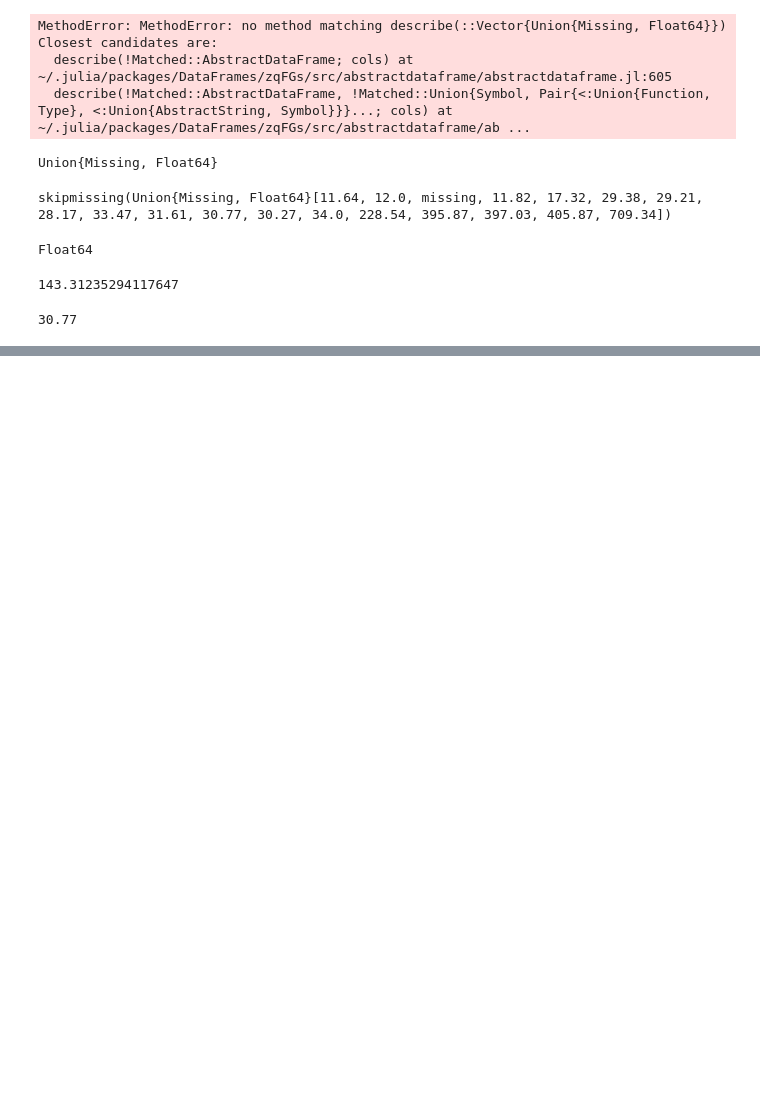
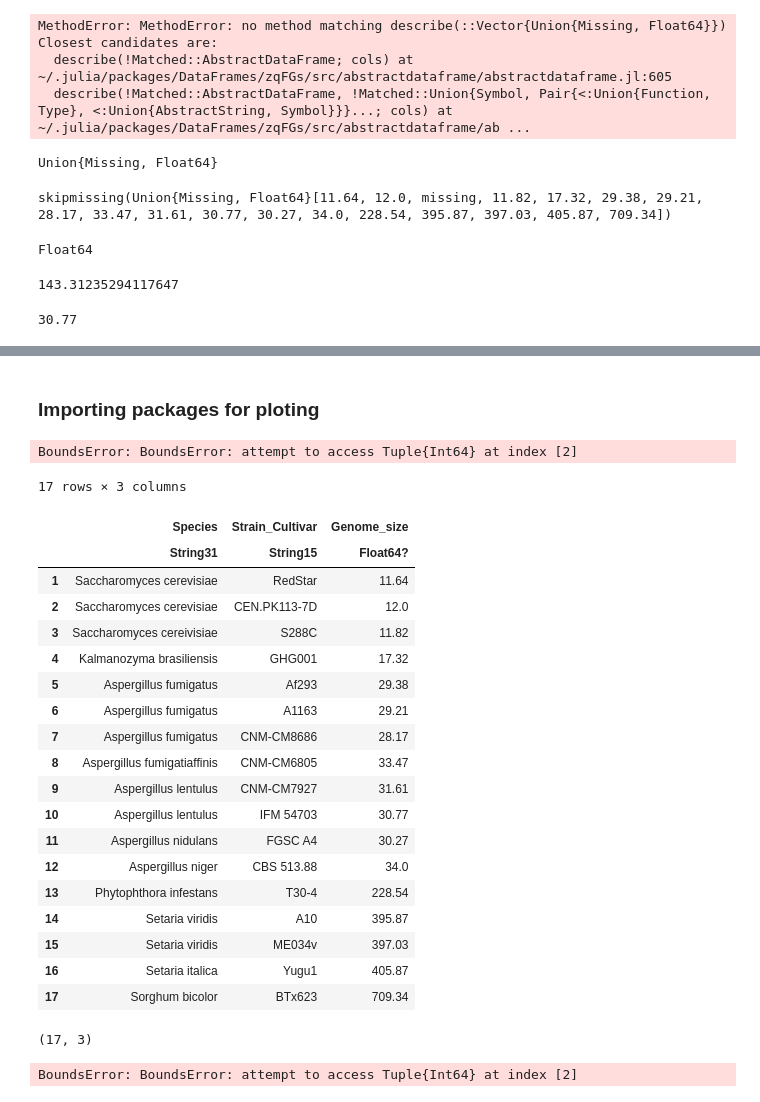
Before and after one commit to SantosRAC/julia-code-clubs, a Jupyter notebook: DataAnalysis/plottingGenomeInformation.ipynb, the cells around one changed output, grey strips where cells are left out. Saved outputs shown, nothing was run; the diff lists cells and outputs as text; code cells hidden in the pictures; blank space fills up the shorter version.

```diff
--- a/DataAnalysis/plottingGenomeInformation.ipynb
+++ b/DataAnalysis/plottingGenomeInformation.ipynb
@@ -188,0 +210,2 @@ median(skipmissing(genome_info.Genome_size))
+# %% [markdown]
+### Importing packages for ploting
@@ -188,0 +215,35 @@ median(skipmissing(genome_info.Genome_size))
+# %%
+groupedbar(genome_info.Genome_size, bar_position = :dodge, bar_width=0.7, xticks=genome_info.Species)
+# %% [output]
+BoundsError: BoundsError: attempt to access Tuple{Int64} at index [2]
+# %%
+genome_info_no_missing = genome_info[Not(3),:]
+# %% [output]
+17 rows × 3 columns
+|  | Species | Strain_Cultivar | Genome_size |
+|  | String31 | String15 | Float64? |
+| 1 | Saccharomyces cerevisiae | RedStar | 11.64 |
+| 2 | Saccharomyces cerevisiae | CEN.PK113-7D | 12.0 |
+| 3 | Saccharomyces cereivisiae | S288C | 11.82 |
+| 4 | Kalmanozyma brasiliensis | GHG001 | 17.32 |
+| 5 | Aspergillus fumigatus | Af293 | 29.38 |
+| 6 | Aspergillus fumigatus | A1163 | 29.21 |
+| 7 | Aspergillus fumigatus | CNM-CM8686 | 28.17 |
+| 8 | Aspergillus fumigatiaffinis | CNM-CM6805 | 33.47 |
+| 9 | Aspergillus lentulus | CNM-CM7927 | 31.61 |
+| 10 | Aspergillus lentulus | IFM 54703 | 30.77 |
+| 11 | Aspergillus nidulans | FGSC A4 | 30.27 |
+| 12 | Aspergillus niger | CBS 513.88 | 34.0 |
+| 13 | Phytophthora infestans | T30-4 | 228.54 |
+| 14 | Setaria viridis | A10 | 395.87 |
+| 15 | Setaria viridis | ME034v | 397.03 |
+| 16 | Setaria italica | Yugu1 | 405.87 |
+| 17 | Sorghum bicolor | BTx623 | 709.34 |
+# %%
+size(genome_info_no_missing)
+# %% [output]
+(17, 3)
+# %%
+groupedbar(genome_info_no_missing.Genome_size, bar_position = :dodge, bar_width=0.7, xticks=genome_info_no_missing.Species)
+# %% [output]
+BoundsError: BoundsError: attempt to access Tuple{Int64} at index [2]
```
Also changed, not shown: parts of 8 cells of this notebook.
